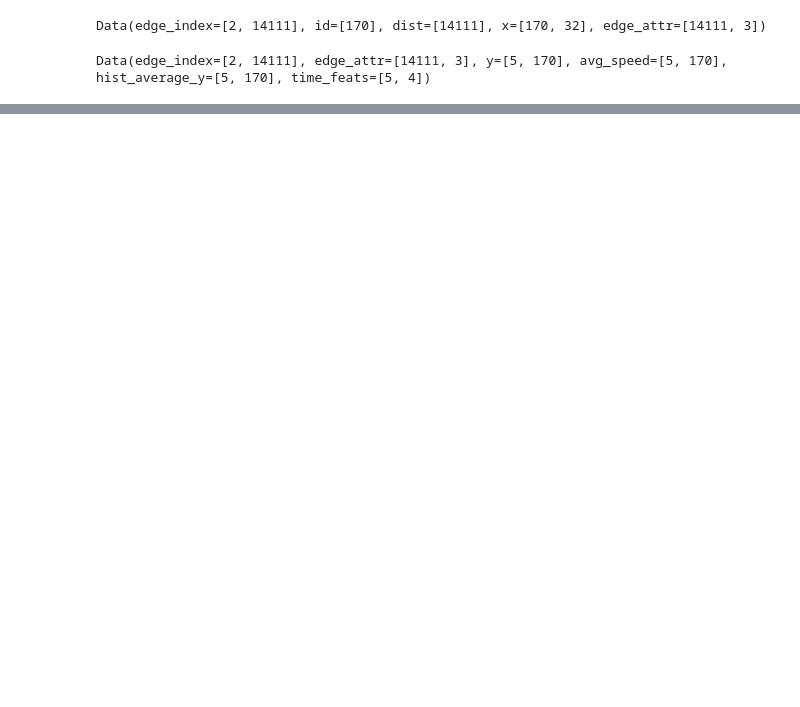
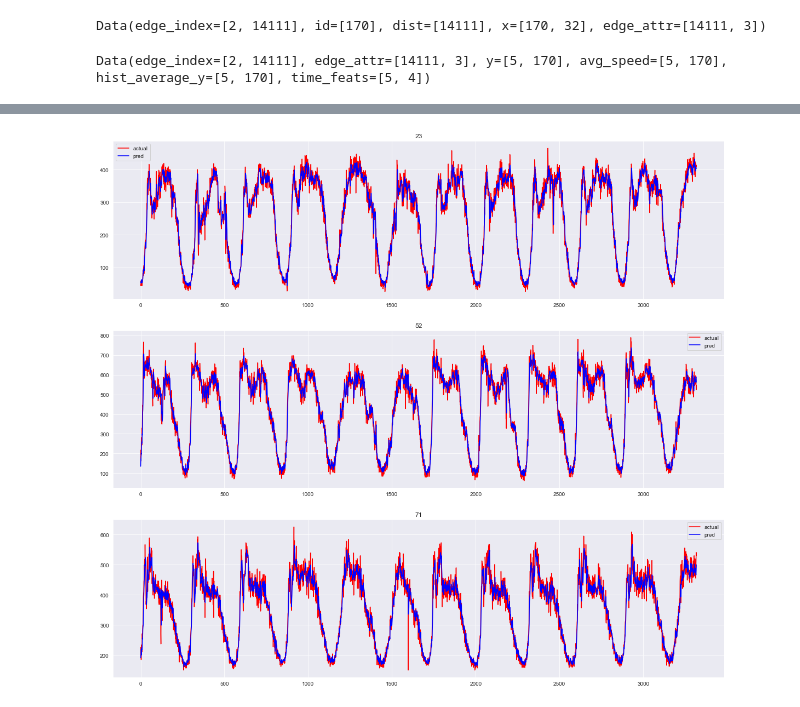
Before and after one commit to devashish2002/traffic-extrapolation, a Jupyter notebook: crn/prediction_experiments.ipynb, the cells around one changed output, grey strips where cells are left out. Drawn from its saved outputs; the diff is of its cells as text; code cells hidden in the pictures; blank space fills up the shorter version.

```diff
--- a/crn/prediction_experiments.ipynb
+++ b/crn/prediction_experiments.ipynb
@@ -116,4 +132,5 @@ Type: HistoricalAverageModel, Test loss: 0.40, Test score: 0.9049
 # %%
 vnn_model = VNNModel(seq_len=SEQ_LEN, in_channels=1).to(device)
-vnn_model = run(vnn_model, results, lr=5e-4, num_epochs=10, plot=True, plot_update_freq=2)
+vnn_model = run(vnn_model, results, lr=5e-4, num_epochs=1, plot=True, plot_update_freq=2)
 evaluate_plot(vnn_model, test_ds, obs_nodes, nodes_num=3)
+# %% [output]
@@ -120,2 +138,3 @@ evaluate_plot(vnn_model, test_ds, obs_nodes, nodes_num=3)
+[figure, added]
 # %%
 dt_vnn = VNNWithDtModel(seq_len=SEQ_LEN, in_channels=1).to(device)
```
Also changed, not shown: parts of 14 cells of this notebook, 3 other files.
